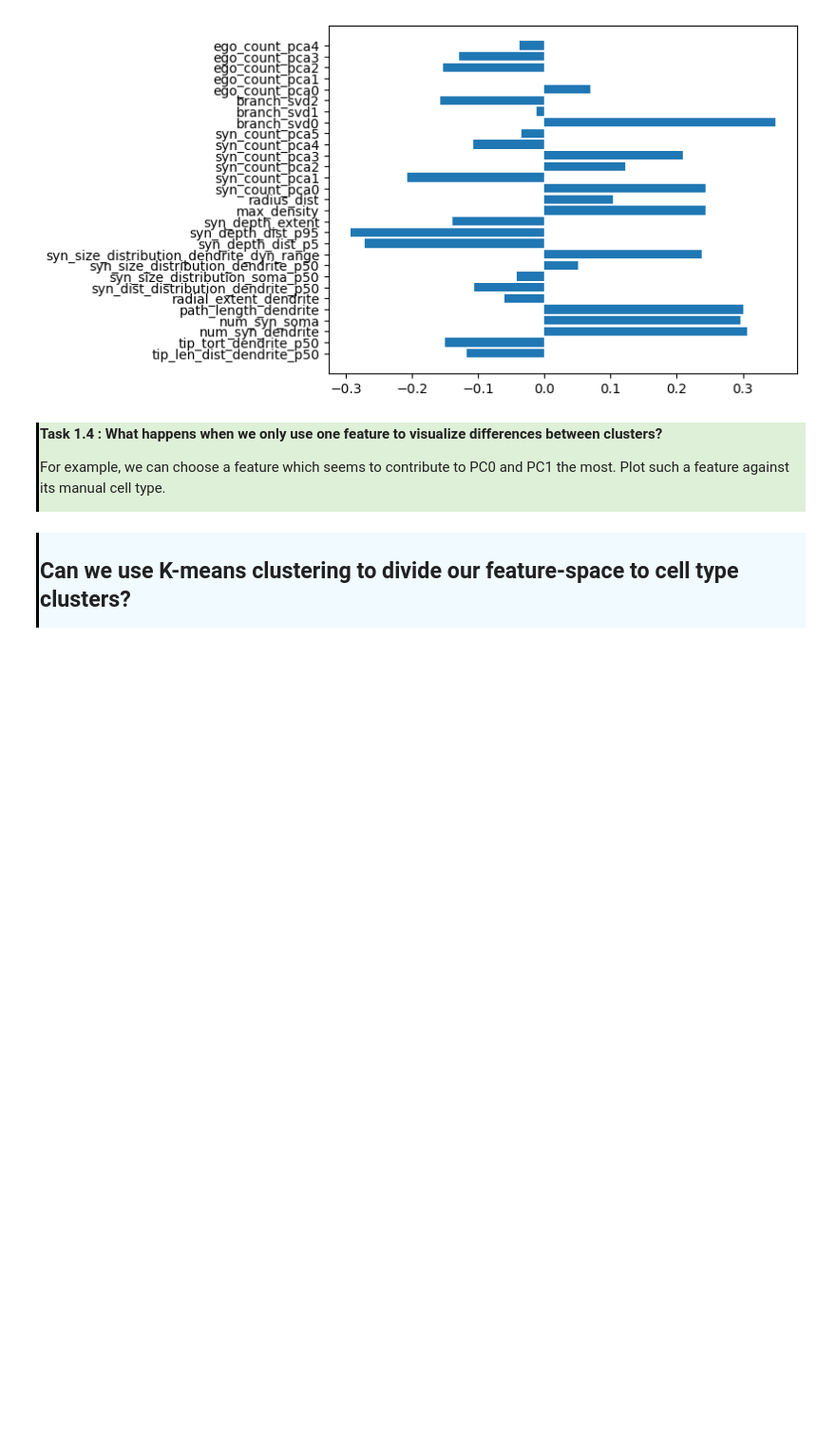
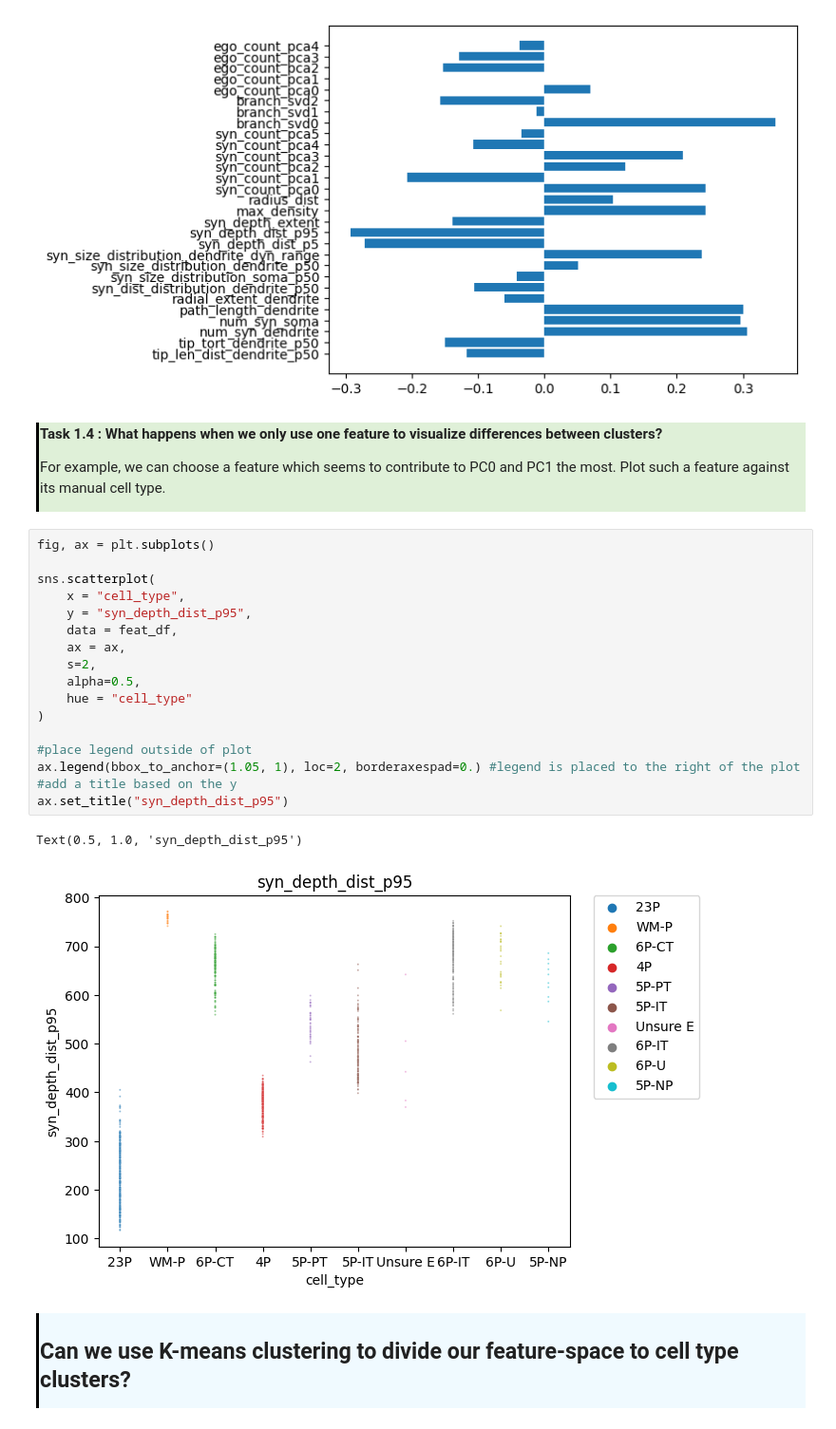
Before and after one commit to ecresp1el/swb_2023_ec_problemsworkshop, a Jupyter notebook: code_celltypesandfunction/workshop1/workshop1.ipynb, the cells around one changed output. Shown at 95% size. Cells and saved outputs as stored; diff of their text form; blank space fills up the shorter version.

```diff
--- a/code_celltypesandfunction/workshop1/workshop1.ipynb
+++ b/code_celltypesandfunction/workshop1/workshop1.ipynb
@@ -526,6 +645,26 @@ ax.barh(list(reduced_for_kmeans.columns), PCA_model.components_[0,:]) # visualiz
 <div style="border-left: 3px solid #000; padding: 1px; padding-left: 10px; background: #DFF0D8; ">
 <p> <b> Task 1.4 : What happens when we only use one feature to visualize differences between clusters? </b> <p> For example, we can choose a feature which seems to contribute to PC0 and PC1 the most. Plot such a feature against its manual cell type.
 </div>
+# %%
+fig, ax = plt.subplots()
+
+sns.scatterplot(
+    x = "cell_type",
+    y = "syn_depth_dist_p95",
+    data = feat_df,
+    ax = ax,
+    s=2,
+    alpha=0.5,
+    hue = "cell_type"
+)
+
+#place legend outside of plot
+ax.legend(bbox_to_anchor=(1.05, 1), loc=2, borderaxespad=0.) #legend is placed to the right of the plot
+#add a title based on the y
+ax.set_title("syn_depth_dist_p95")
+# %% [output]
+Text(0.5, 1.0, 'syn_depth_dist_p95')
+[figure, added]
 # %% [markdown]
 <div style="border-left: 3px solid #000; padding: 1px; padding-left: 10px; background: #F0FAFF; ">
 <h2> Can we use K-means clustering to divide our feature-space to cell type clusters? </h2>
```
Also changed, not shown: parts of 29 cells of this notebook.
